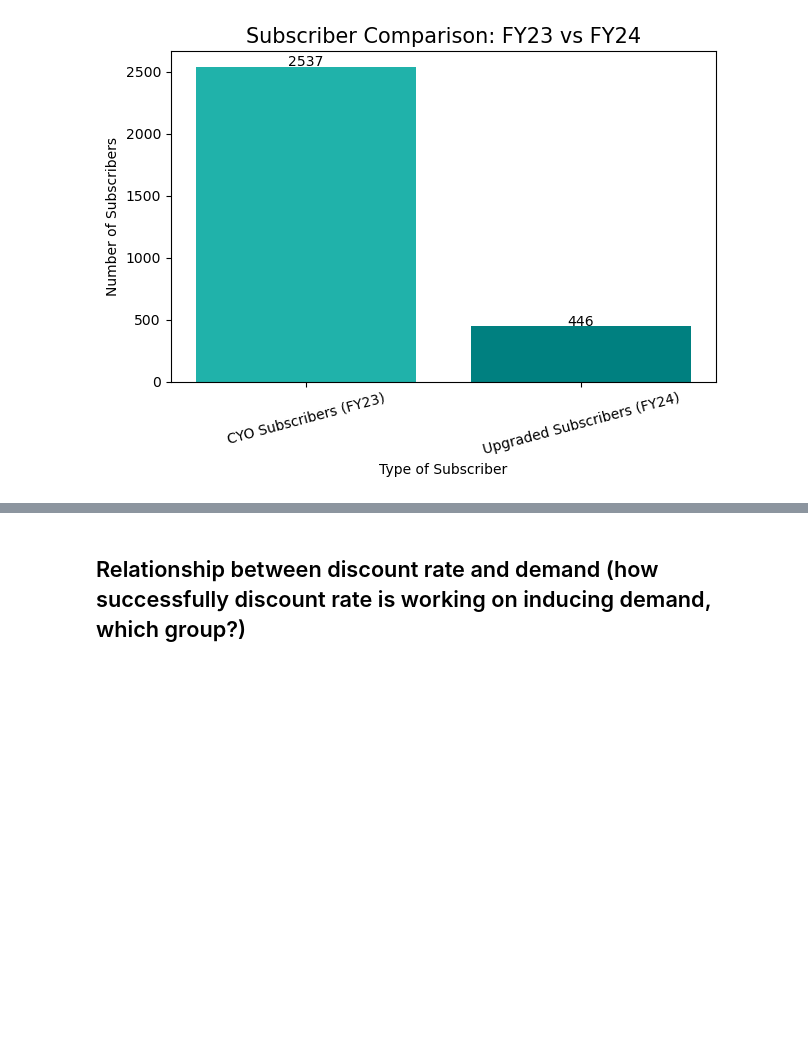
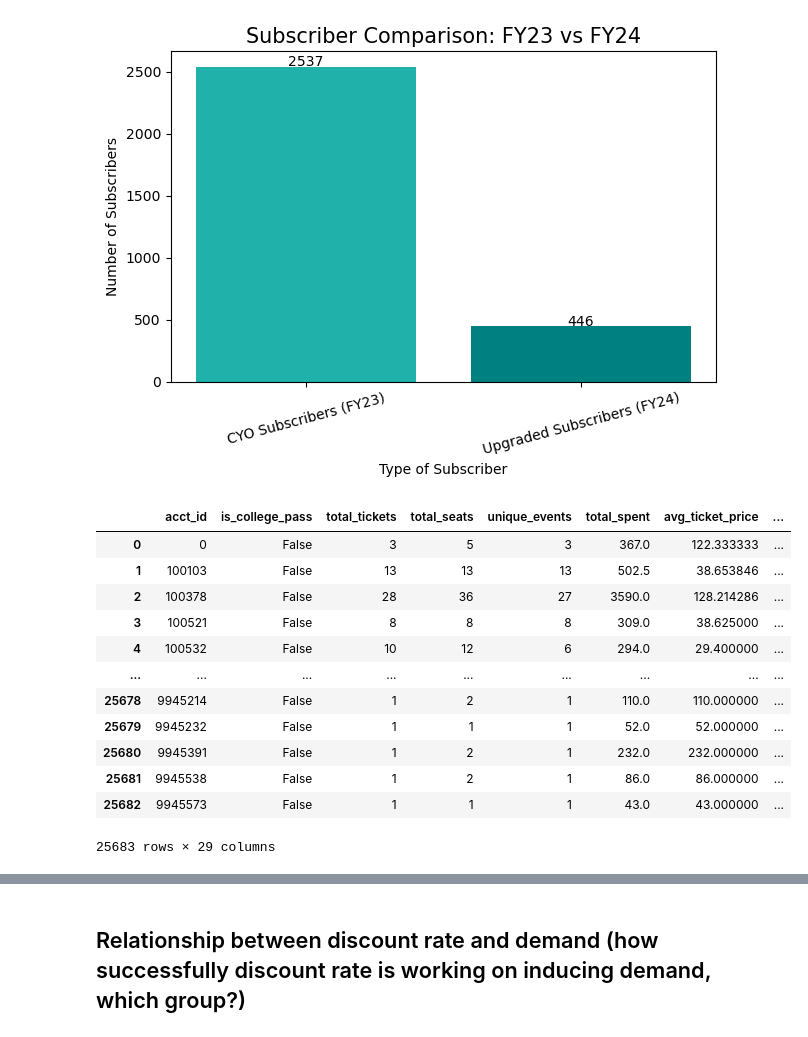
Before and after one commit to gabriela-ilinca/ASO, a Jupyter notebook: briana_workbook.ipynb, the cells around one changed output, grey strips where cells are left out. Saved outputs shown, nothing was run; the diff lists cells and outputs as text; code cells hidden in the pictures; blank space fills up the shorter version.

```diff
--- a/briana_workbook.ipynb
+++ b/briana_workbook.ipynb
@@ -234,3 +234,20 @@ plt.tight_layout()
 plt.show()
 # %% [output]
 [figure]
+# %%
+df2 = pd.read_csv('patron_summary.csv')
+df2
+# %% [output]
+|  | acct_id | is_college_pass | total_tickets | total_seats | unique_events | total_spent | avg_ticket_price | ... |
+| 0 | 0 | False | 3 | 5 | 3 | 367.0 | 122.333333 | ... |
+| 1 | 100103 | False | 13 | 13 | 13 | 502.5 | 38.653846 | ... |
+| 2 | 100378 | False | 28 | 36 | 27 | 3590.0 | 128.214286 | ... |
+| 3 | 100521 | False | 8 | 8 | 8 | 309.0 | 38.625000 | ... |
+| 4 | 100532 | False | 10 | 12 | 6 | 294.0 | 29.400000 | ... |
+| ... | ... | ... | ... | ... | ... | ... | ... | ... |
+| 25678 | 9945214 | False | 1 | 2 | 1 | 110.0 | 110.000000 | ... |
+| 25679 | 9945232 | False | 1 | 1 | 1 | 52.0 | 52.000000 | ... |
+| 25680 | 9945391 | False | 1 | 2 | 1 | 232.0 | 232.000000 | ... |
+| 25681 | 9945538 | False | 1 | 2 | 1 | 86.0 | 86.000000 | ... |
+| 25682 | 9945573 | False | 1 | 1 | 1 | 43.0 | 43.000000 | ... |
+25683 rows × 29 columns
```
Also changed, not shown: parts of 1 cell of this notebook.
